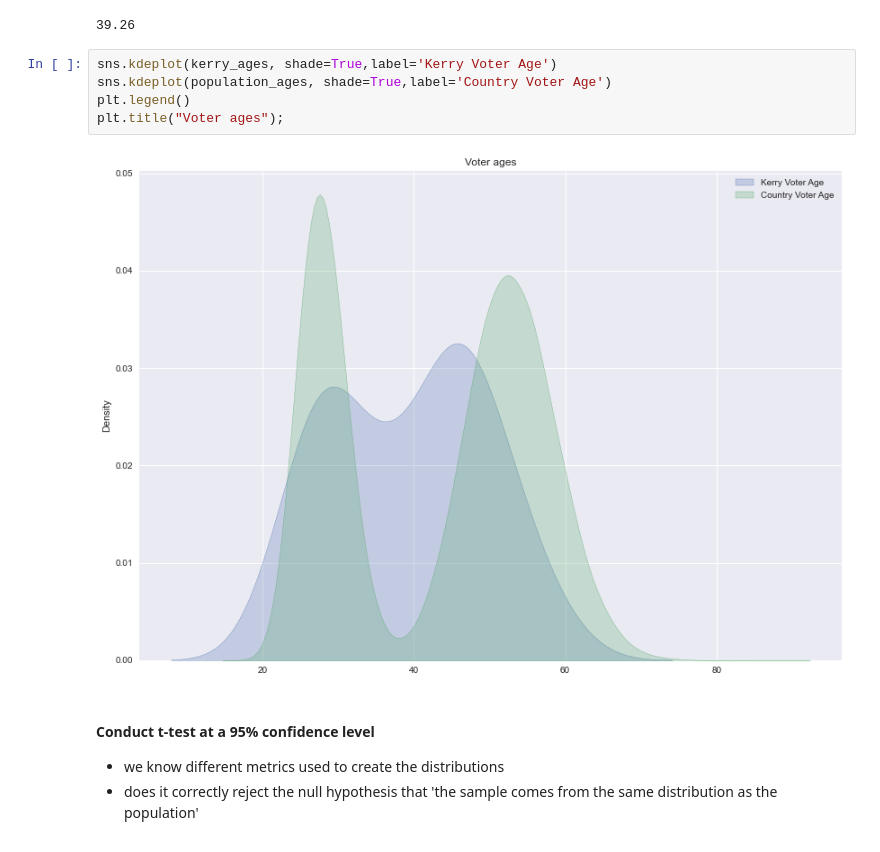
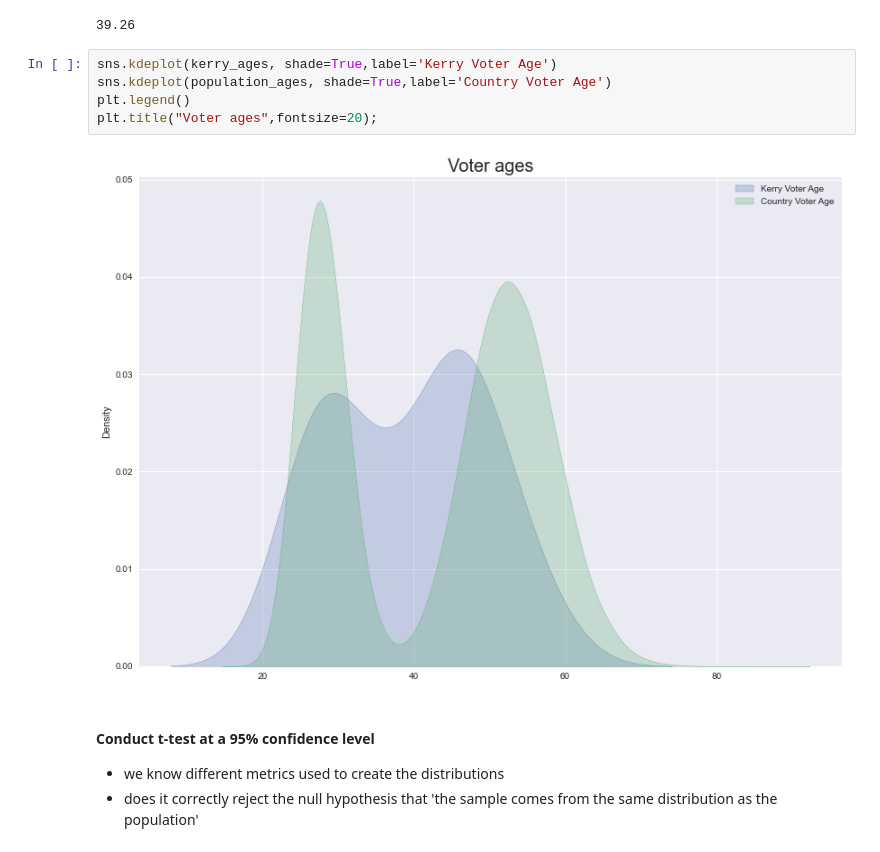
Before and after one commit to conor1982/ML_and_Stats_Assessment, a Jupyter notebook: scipy-stats.ipynb, the cells around one changed output. Saved outputs shown, nothing was run; the diff lists cells and outputs as text.

```diff
--- a/scipy-stats.ipynb
+++ b/scipy-stats.ipynb
@@ -379,10 +395,10 @@ print(kerry_ages.mean())
 # %%
 sns.kdeplot(kerry_ages, shade=True,label='Kerry Voter Age')
 sns.kdeplot(population_ages, shade=True,label='Country Voter Age')
 plt.legend()
-plt.title("Voter ages");
+plt.title("Voter ages",fontsize=20);
 # %% [output]
-[figure, old version]
+[figure, new version]
 # %% [markdown]
 #### Conduct t-test at a 95% confidence level
 
```
Also changed, not shown: parts of 39 cells of this notebook, 2 other files.
